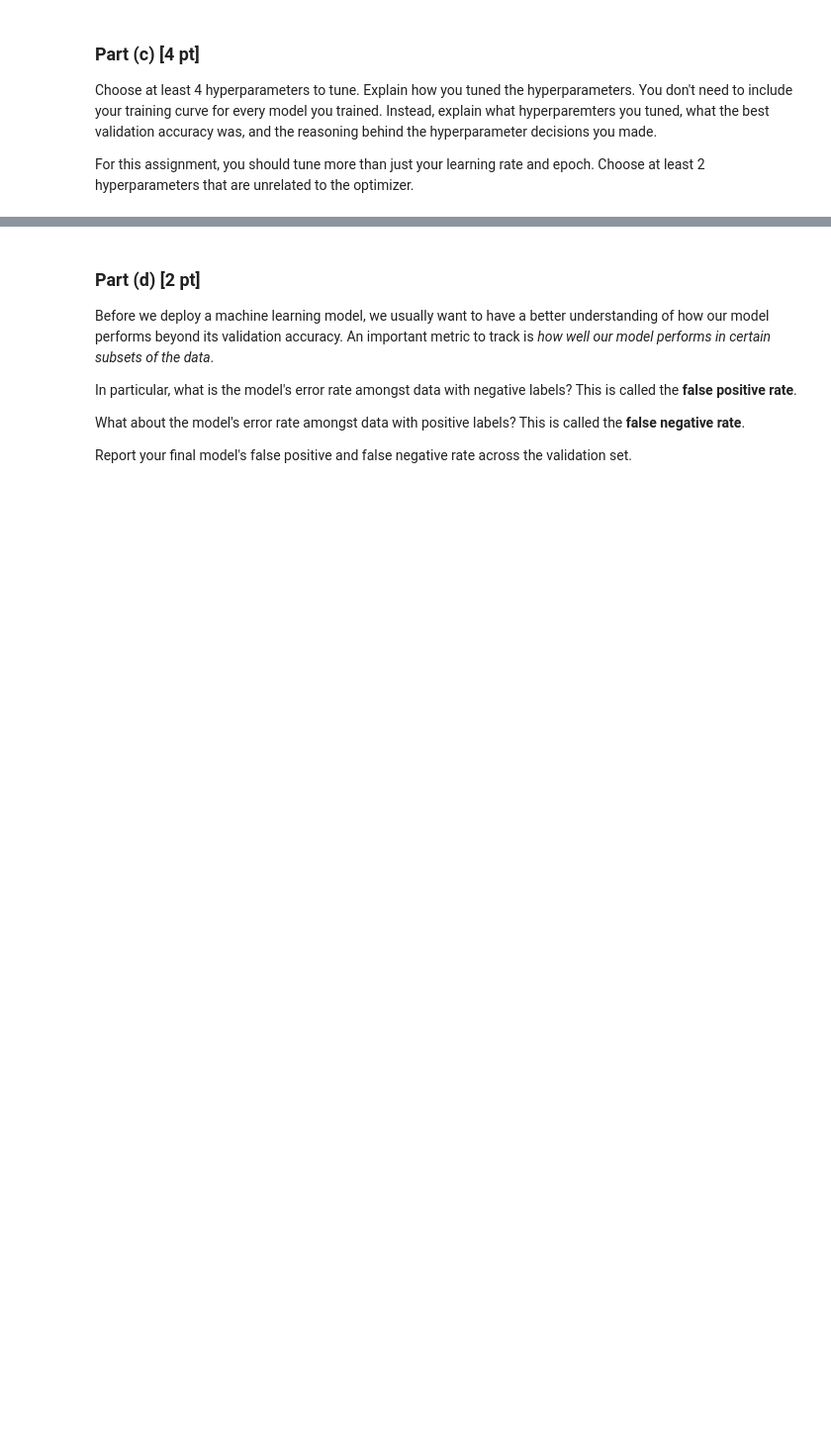
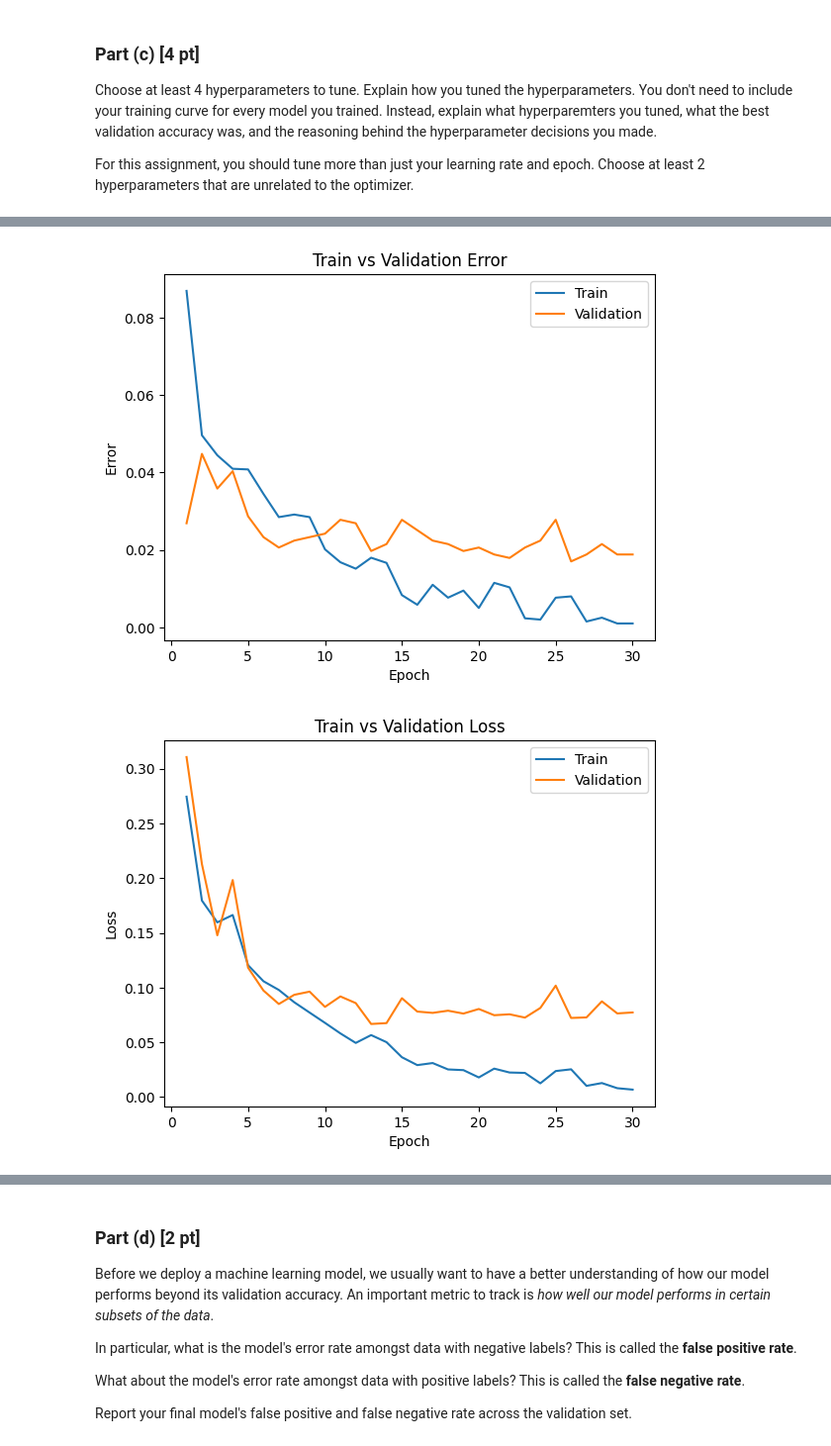
Before and after one commit to sissi820li/Deep-Learning-Project, a Jupyter notebook: Lab 5/Lab 5 Spam Detection.ipynb, the cells around one changed output, grey strips where cells are left out. Shown at 99% size. Cells and saved outputs as stored; diff of their text form; code cells hidden in the pictures; blank space fills up the shorter version.

```diff
--- a/Lab 5/Lab 5 Spam Detection.ipynb
+++ b/Lab 5/Lab 5 Spam Detection.ipynb
@@ -512,0 +537,10 @@ Epoch 30: Train err: 5.4837174831575e-05, Train loss: 0.08825107221544905 |Valid
+# %%
+# Change batch size from 32 to 64
+train_loader = DataLoader(dataset=MyDataset(train_x, train_y), batch_size= 64, shuffle=True, collate_fn=collate_sequences)
+val_loader = DataLoader(dataset=MyDataset(val_x, val_y), batch_size=64, shuffle=False, collate_fn=collate_sequences)
+
+model = RNN(vocab_size=vocab_size, hidden_size=50)
+train(model, train_loader, val_loader, learning_rate=0.001, num_epochs = 30)
+model_path = get_model_name("rnn", 64, 0.001, 29)
+plot_training_curve(model_path)
+# %% [output]
@@ -512,0 +564,2 @@ Epoch 30: Train err: 5.4837174831575e-05, Train loss: 0.08825107221544905 |Valid
+[figure, added]
+[figure, added]
```
Also changed, not shown: parts of 17 cells of this notebook.
